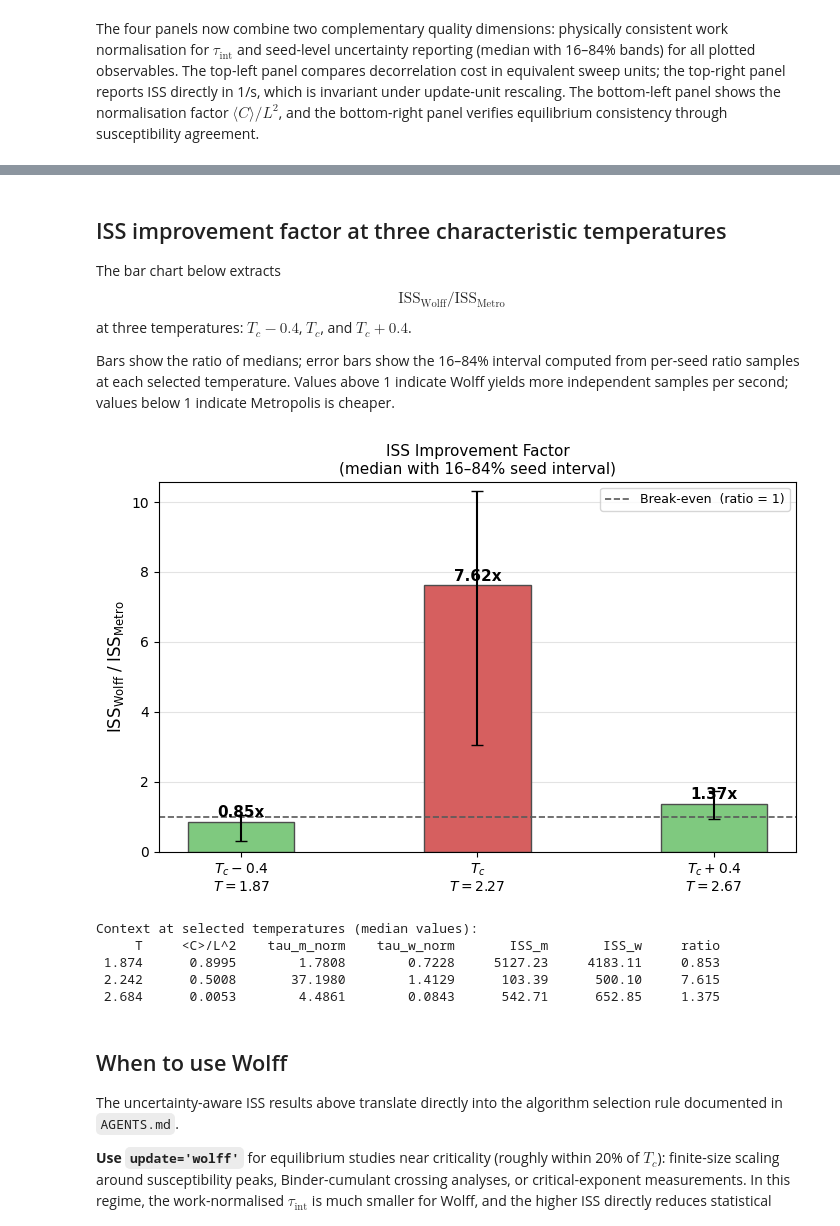
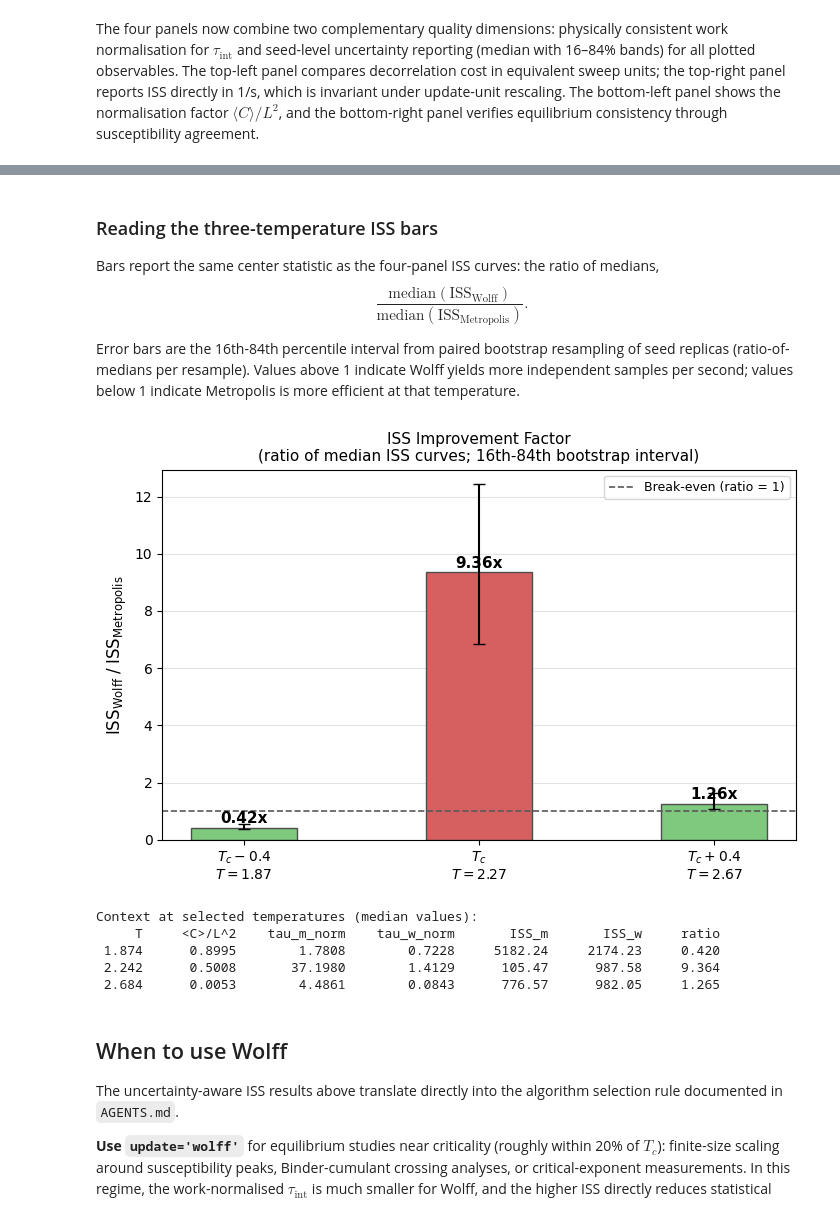
Before and after one commit to manganite/VibeSpin, a Jupyter notebook: notebooks/Wolff_Efficiency.ipynb, the cells around one changed output, grey strips where cells are left out. Cells and saved outputs as stored; diff of their text form; code cells hidden in the pictures.

```diff
--- a/notebooks/Wolff_Efficiency.ipynb
+++ b/notebooks/Wolff_Efficiency.ipynb
@@ -402,11 +401,10 @@ This is precisely the regime where Metropolis fails: near $T_c$, the equilibrium
 # %% [markdown]
-## ISS improvement factor at three characteristic temperatures
+### Reading the three-temperature ISS bars
 
-The bar chart below extracts
-$$\mathrm{ISS}_{\mathrm{Wolff}} / \mathrm{ISS}_{\mathrm{Metro}}$$
-at three temperatures: $T_c - 0.4$, $T_c$, and $T_c + 0.4$.
+Bars report the same center statistic as the four-panel ISS curves: the ratio of medians,
+$$\frac{\mathrm{median}(\mathrm{ISS}_{\mathrm{Wolff}})}{\mathrm{median}(\mathrm{ISS}_{\mathrm{Metropolis}})}.$$
 
-Bars show the ratio of medians; error bars show the 16–84% interval computed from per-seed ratio samples at each selected temperature. Values above 1 indicate Wolff yields more independent samples per second; values below 1 indicate Metropolis is cheaper.
+Error bars are the 16th-84th percentile interval from paired bootstrap resampling of seed replicas (ratio-of-medians per resample). Values above 1 indicate Wolff yields more independent samples per second; values below 1 indicate Metropolis is more efficient at that temperature.
 # %%
 t_targets = [TC_ISING - 0.4, TC_ISING, TC_ISING + 0.4]
 bar_labels = [
@@ -420,25 +418,42 @@ ratio_med = []
 ratio_p16 = []
 ratio_p84 = []
 context_rows = []
+rng = np.random.default_rng(12345)
 
 for Tt in t_targets:
     idx = int(np.argmin(np.abs(temperatures - Tt)))
 
-    # Per-seed ratio distribution for uncertainty
-    with np.errstate(divide='ignore', invalid='ignore'):
-        ratio_samples = iss_wolff_norm_samples[idx] / iss_metro_norm_samples[idx]
-    ratio_samples = ratio_samples[np.isfinite(ratio_samples)]
+    # Center statistic: ratio of medians (matches the four-panel ISS curves).
+    med_ratio = float(iss_wolff_norm[idx] / iss_metro_norm[idx])
 
-    if ratio_samples.size:
-        med = float(np.nanmedian(ratio_samples))
-        p16 = float(np.nanpercentile(ratio_samples, 16))
-        p84 = float(np.nanpercentile(ratio_samples, 84))
+    # Uncertainty: paired bootstrap over seed replicas of the ratio-of-medians.
+    m_samples = iss_metro_norm_samples[idx]
+    w_samples = iss_wolff_norm_samples[idx]
+    valid = np.isfinite(m_samples) & np.isfinite(w_samples) & (m_samples > 0)
+    m_valid = m_samples[valid]
+    w_valid = w_samples[valid]
+
+    if len(m_valid) >= 2:
+        n_boot = 2000
+        boot = np.empty(n_boot, dtype=float)
+        n = len(m_valid)
+        for b in range(n_boot):
+            pick = rng.integers(0, n, size=n)
+            m_med = np.nanmedian(m_valid[pick])
+            w_med = np.nanmedian(w_valid[pick])
+            boot[b] = w_med / m_med if np.isfinite(m_med) and m_med > 0 else np.nan
+        boot = boot[np.isfinite(boot)]
+        if boot.size:
+            p16 = float(np.nanpercentile(boot, 16))
+            p84 = float(np.nanpercentile(boot, 84))
+        else:
+            p16 = med_ratio
+            p84 = med_ratio
     else:
-        med = float('nan')
-        p16 = float('nan')
-        p84 = float('nan')
+        p16 = med_ratio
+        p84 = med_ratio
 
-    ratio_med.append(med)
+    ratio_med.append(med_ratio)
     ratio_p16.append(p16)
     ratio_p84.append(p84)
 
@@ -470,45 +485,45 @@ bars = ax.bar(
 )
 ax.set_xticks(x)
 ax.set_xticklabels(bar_labels)
-ax.axhline(1.0, color='0.35', ls='--', lw=1.2, label='Break-even  (ratio = 1)')
-ax.set_ylabel(r'$\mathrm{ISS}_{\mathrm{Wolff}}\;/\;\mathrm{ISS}_{\mathrm{Metro}}$', fontsize=12)
-ax.set_title('ISS Improvement Factor\n(median with 16–84% seed interval)', fontsize=11)
+ax.axhline(1.0, color='0.35', ls='--', lw=1.2, label='Break-even (ratio = 1)')
+ax.set_ylabel(r'$\mathrm{ISS}_{\mathrm{Wolff}}\;/\;\mathrm{ISS}_{\mathrm{Metropolis}}$', fontsize=12)
+ax.set_title('ISS Improvement Factor\n(ratio of median ISS curves; 16th-84th bootstrap interval)', fontsize=11)
 ax.legend(fontsize=9)
 ax.grid(axis='y', alpha=0.35, zorder=0)
 
 finite_vals = [v for v in vals if np.isfinite(v)]
 if finite_vals:
     ax.set_ylim(0, max(finite_vals) * 1.35 + 0.3)
 
 for bar, val in zip(bars, vals):
     if np.isfinite(val):
         ax.text(
             bar.get_x() + bar.get_width() / 2,
             bar.get_height() + 0.05,
             f'{val:.2f}x',
             ha='center',
             va='bottom',
             fontsize=11,
             fontweight='bold',
         )
 
 fig.tight_layout()
 plt.show()
 
 print('\nContext at selected temperatures (median values):')
 print(f'{"T":>6}  {"<C>/L^2":>10}  {"tau_m_norm":>12}  {"tau_w_norm":>12}  {"ISS_m":>10}  {"ISS_w":>10}  {"ratio":>8}')
 for row, ratio in zip(context_rows, vals):
     print(
         f"{row['T']:>6.3f}  {row['cfrac']:>10.4f}  {row['tau_m_norm']:>12.4f}  {row['tau_w_norm']:>12.4f}  "
         f"{row['iss_m']:>10.2f}  {row['iss_w']:>10.2f}  {ratio:>8.3f}"
     )
 # %% [output]
-[figure, old version]
+[figure, new version]
 Context at selected temperatures (median values):
      T     <C>/L^2    tau_m_norm    tau_w_norm       ISS_m       ISS_w     ratio
- 1.874      0.8995        1.7808        0.7228     5127.23     4183.11     0.853
- 2.242      0.5008       37.1980        1.4129      103.39      500.10     7.615
- 2.684      0.0053        4.4861        0.0843      542.71      652.85     1.375
+ 1.874      0.8995        1.7808        0.7228     5182.24     2174.23     0.420
+ 2.242      0.5008       37.1980        1.4129      105.47      987.58     9.364
+ 2.684      0.0053        4.4861        0.0843      776.57      982.05     1.265
 # %% [markdown]
 ## When to use Wolff
 
```
Also changed, not shown: parts of 5 cells of this notebook.
